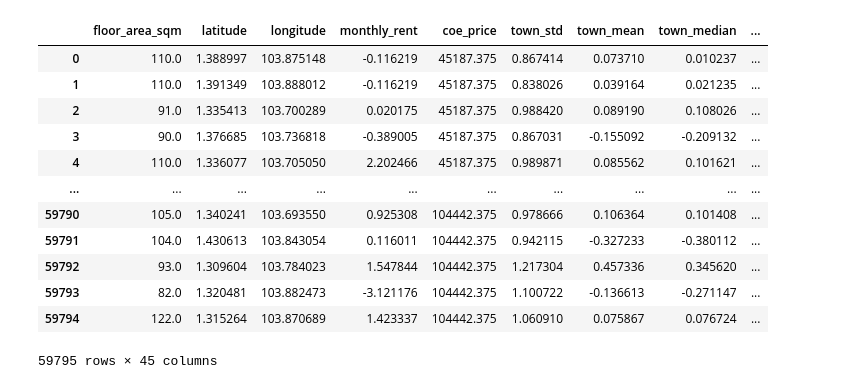
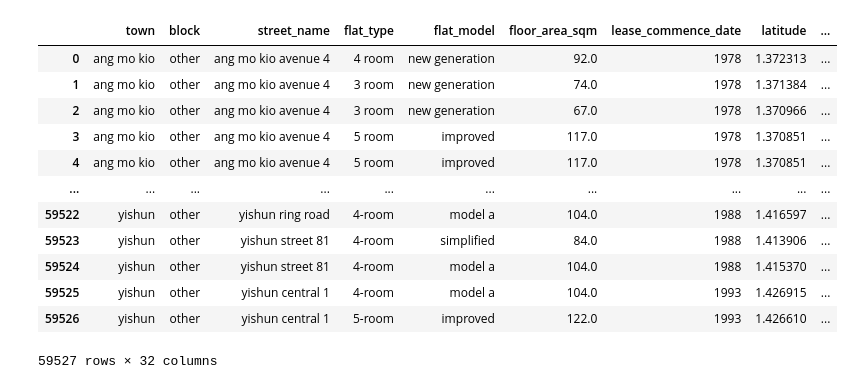
Before and after one commit to Concyclics/NUS-CS5228-project, a Jupyter notebook: ensemble.ipynb, the cells around one changed output. Cells and saved outputs as stored; diff of their text form; code cells hidden in the pictures.

Commit message:
tune ensemble with cluster, fix street name upperlower, fix duplicate

```diff
--- a/ensemble.ipynb
+++ b/ensemble.ipynb
@@ -50,25 +36,29 @@ def category_map(df_origin, df_train_):
     #locations = ['town', 'block', 'street_name', 'subzone', 'planning_area','region', 'cluster']
 
     for col in colums:
+        df_train_[col] = df_train_[col].astype(str).str.lower()
+        df[col] = df[col].astype(str).str.lower()
+
+    df['block'] = df['street_name'] + ' ' + df['block']
+    df_train_['block'] = df_train_['street_name'] + ' ' + df_train_['block']
+
+    for col in colums:
         group_mean = df_train_.groupby(col)['monthly_rent'].mean()
         group_std = df_train_.groupby(col)['monthly_rent'].std()
         group_median = df_train_.groupby(col)['monthly_rent'].median()
-        group_cnt = pd.value_counts(df_train_[col])
+        group_cnt = df_train_[col].value_counts()
         total_mean = df_train_['monthly_rent'].mean()
         total_median = df_train_['monthly_rent'].median()
         total_std = df_train_['monthly_rent'].std()
-        cat_map = group_mean.index
+        cat_map = group_cnt[group_cnt.values >= 16].index.tolist()
         std_map = group_std.to_dict()
         mean_map = group_mean.to_dict()
         median_map = group_median.to_dict()
-        sqrt_cnt_map = group_cnt.apply(lambda x: np.sqrt(x)).to_dict()
-        #if col in locations:
-        df[col+'_std'] = df[col].apply(lambda x: std_map[x] + np.random.normal(loc=0.0, scale=2.0/sqrt_cnt_map[x]) if x in cat_map else 0)
-        #else:
-        df[col+'_mean'] = df[col].apply(lambda x: mean_map[x] + np.random.normal(loc=0.0, scale=2.0/sqrt_cnt_map[x]) if x in cat_map else total_mean)
-        df[col+'_median'] = df[col].apply(lambda x: median_map[x] + np.random.normal(loc=0.0, scale=2.0/sqrt_cnt_map[x]) if x in cat_map else total_median)
 
+        df[col] = df[col].apply(lambda x: x if x in cat_map else 'other')
+        df[col+'_std'] = df[col].apply(lambda x: std_map[x] if x in cat_map else -2)
+        #df[col+'_mean'] = df[col].apply(lambda x: mean_map[x] if x in cat_map else -10)
+        #df[col+'_median'] = df[col].apply(lambda x: median_map[x] if x in cat_map else -10)
         #df.drop(columns=[col], inplace=True)
 
-
     return df
@@ -82,7 +66,7 @@ print(set(test_block) - set(train_block))
 #add KNN feature
 def add_KNN_feature(df_origin, df_pos, K: int):
     KNN_X = df_pos[['latitude', 'longitude']]
-    #KNN_X['latitude'] *= 2
+    KNN_X['latitude'] *= 2
     KNN_y = df_pos['monthly_rent']
 
     KNN_model = KNeighborsRegressor(n_neighbors=K)
@@ -93,7 +77,7 @@ def add_KNN_feature(df_origin, df_pos, K: int):
     KNN_model2.fit(KNN_X, KNN_y2)
 
     predict_X = df_origin[['latitude', 'longitude']]
-    #predict_X['latitude'] *= 2
+    predict_X['latitude'] *= 2
     predict_y = KNN_model.predict(predict_X)
     predict_y2 = KNN_model2.predict(predict_X)
     df = df_origin.copy()
@@ -109,6 +93,7 @@ def data_preprocess(df, df_train_, category_mapping=True):
 
     df['flat_type2'] = df['flat_type'].str.replace('-', ' ')
     df_train_['flat_type2'] = df_train_['flat_type'].str.replace('-', ' ')
+    #df.drop(['block'], axis=1, inplace=True)
 
     #normalize by date
     #df['monthly_rent'] = np.log(df['monthly_rent'])
@@ -120,9 +105,6 @@ def data_preprocess(df, df_train_, category_mapping=True):
     df['monthly_rent'] = df.apply(lambda x: (x['monthly_rent'] - means[x['rent_approval_date']]) / stds[x['rent_approval_date']], axis=1)
     df_train_['monthly_rent'] = df_train_.apply(lambda x: (x['monthly_rent'] - means[x['rent_approval_date']]) / stds[x['rent_approval_date']], axis=1)
     #normalize monthly rent by date
-
-    #df['rent_approval_date_mean'] = df['rent_approval_date'].apply(lambda x: means[x])
-    #df['rent_approval_date_std'] = df['rent_approval_date'].apply(lambda x: stds[x])
 
     #add coe price
     df_coe = pd.read_csv(path_prefix + 'auxiliary-data/auxiliary-data/sg-coe-prices.csv')
@@ -163,15 +145,9 @@ def data_preprocess(df, df_train_, category_mapping=True):
     for K in [16, 32, 64, 128]:
         df = add_KNN_feature(df, df_train_, K)
 
-    df['date_mean'] = df['rent_approval_date'].apply(lambda x: means[x])
+    #df['date_mean'] = df['rent_approval_date'].apply(lambda x: means[x])
     df['date_std'] = df['rent_approval_date'].apply(lambda x: stds[x])
-    df['date_median'] = df['rent_approval_date'].apply(lambda x: median[x])
-
-    for col in df.columns:
-        #change -1 to KNN K=8
-        if df[col].dtype == 'float64':
-            df[col] = df[col].apply(lambda x: df[col][df[col] != -1].mean() if x == -1 else x)
-
+    #df['date_median'] = df['rent_approval_date'].apply(lambda x: median[x])
 
     #df.drop(['latitude'], axis=1, inplace=True)
     #df.drop(['longitude'], axis=1, inplace=True)
@@ -211,0 +172,3 @@ df_train
+# %%
+df_train = df_train.groupby(df_train.columns.tolist()).mean().reset_index()
+df_train
@@ -267,6 +228,6 @@ df_train
 # %%
 ds_train_processed = data_preprocess(df_train, df_train)
-ds_train_unmapped = data_preprocess(df_train, df_train, category_mapping=False)
+#ds_train_unmapped = data_preprocess(df_train, df_train, category_mapping=False)
 #ds_test_processed = data_preprocess(df_test, df_train)
 #ds_test_unmapped = data_preprocess(df_test, df_train, category_mapping=False)
 ds_train_processed
@@ -274,13 +252,13 @@ ds_train_processed
-|  | floor_area_sqm | latitude | longitude | monthly_rent | coe_price | town_std | town_mean | town_median | ... |
-| 0 | 110.0 | 1.388997 | 103.875148 | -0.116219 | 45187.375 | 0.867414 | 0.073710 | 0.010237 | ... |
-| 1 | 110.0 | 1.391349 | 103.888012 | -0.116219 | 45187.375 | 0.838026 | 0.039164 | 0.021235 | ... |
-| 2 | 91.0 | 1.335413 | 103.700289 | 0.020175 | 45187.375 | 0.988420 | 0.089190 | 0.108026 | ... |
-| 3 | 90.0 | 1.376685 | 103.736818 | -0.389005 | 45187.375 | 0.867031 | -0.155092 | -0.209132 | ... |
-| 4 | 110.0 | 1.336077 | 103.705050 | 2.202466 | 45187.375 | 0.989871 | 0.085562 | 0.101621 | ... |
+|  | town | block | street_name | flat_type | flat_model | floor_area_sqm | lease_commence_date | latitude | ... |
+| 0 | ang mo kio | other | ang mo kio avenue 4 | 4 room | new generation | 92.0 | 1978 | 1.372313 | ... |
+| 1 | ang mo kio | other | ang mo kio avenue 4 | 3 room | new generation | 74.0 | 1978 | 1.371384 | ... |
+| 2 | ang mo kio | other | ang mo kio avenue 4 | 3 room | new generation | 67.0 | 1978 | 1.370966 | ... |
+| 3 | ang mo kio | other | ang mo kio avenue 4 | 5 room | improved | 117.0 | 1978 | 1.370851 | ... |
+| 4 | ang mo kio | other | ang mo kio avenue 4 | 5 room | improved | 117.0 | 1978 | 1.370851 | ... |
 | ... | ... | ... | ... | ... | ... | ... | ... | ... | ... |
-| 59790 | 105.0 | 1.340241 | 103.693550 | 0.925308 | 104442.375 | 0.978666 | 0.106364 | 0.101408 | ... |
-| 59791 | 104.0 | 1.430613 | 103.843054 | 0.116011 | 104442.375 | 0.942115 | -0.327233 | -0.380112 | ... |
-| 59792 | 93.0 | 1.309604 | 103.784023 | 1.547844 | 104442.375 | 1.217304 | 0.457336 | 0.345620 | ... |
-| 59793 | 82.0 | 1.320481 | 103.882473 | -3.121176 | 104442.375 | 1.100722 | -0.136613 | -0.271147 | ... |
-| 59794 | 122.0 | 1.315264 | 103.870689 | 1.423337 | 104442.375 | 1.060910 | 0.075867 | 0.076724 | ... |
+| 59522 | yishun | other | yishun ring road | 4-room | model a | 104.0 | 1988 | 1.416597 | ... |
+| 59523 | yishun | other | yishun street 81 | 4-room | simplified | 84.0 | 1988 | 1.413906 | ... |
+| 59524 | yishun | other | yishun street 81 | 4-room | model a | 104.0 | 1988 | 1.415370 | ... |
+| 59525 | yishun | other | yishun central 1 | 4-room | model a | 104.0 | 1993 | 1.426915 | ... |
+| 59526 | yishun | other | yishun central 1 | 5-room | improved | 122.0 | 1993 | 1.426610 | ... |
-59795 rows × 45 columns
+59527 rows × 32 columns
```
Also changed, not shown: parts of 24 cells of this notebook, 58 other files.
